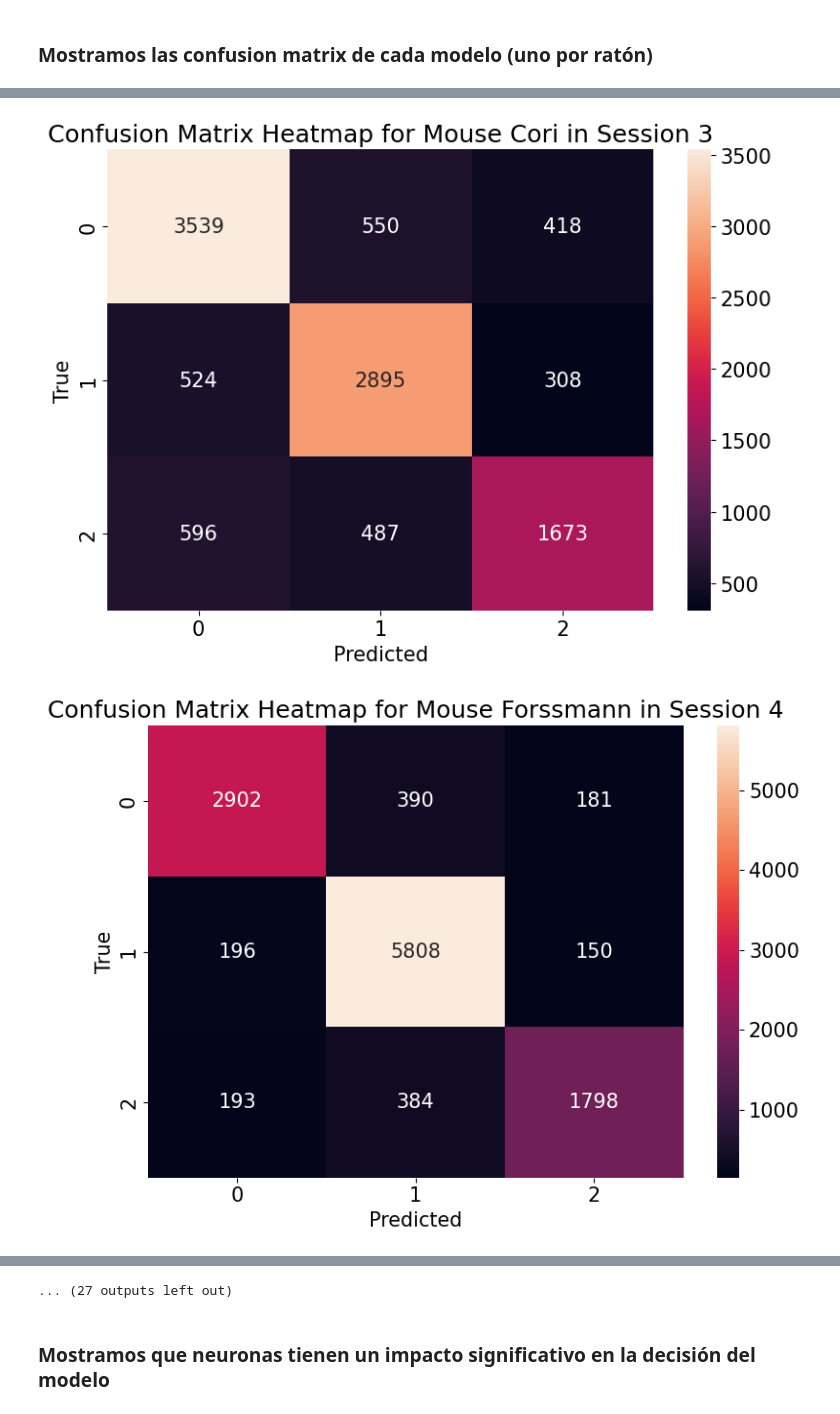
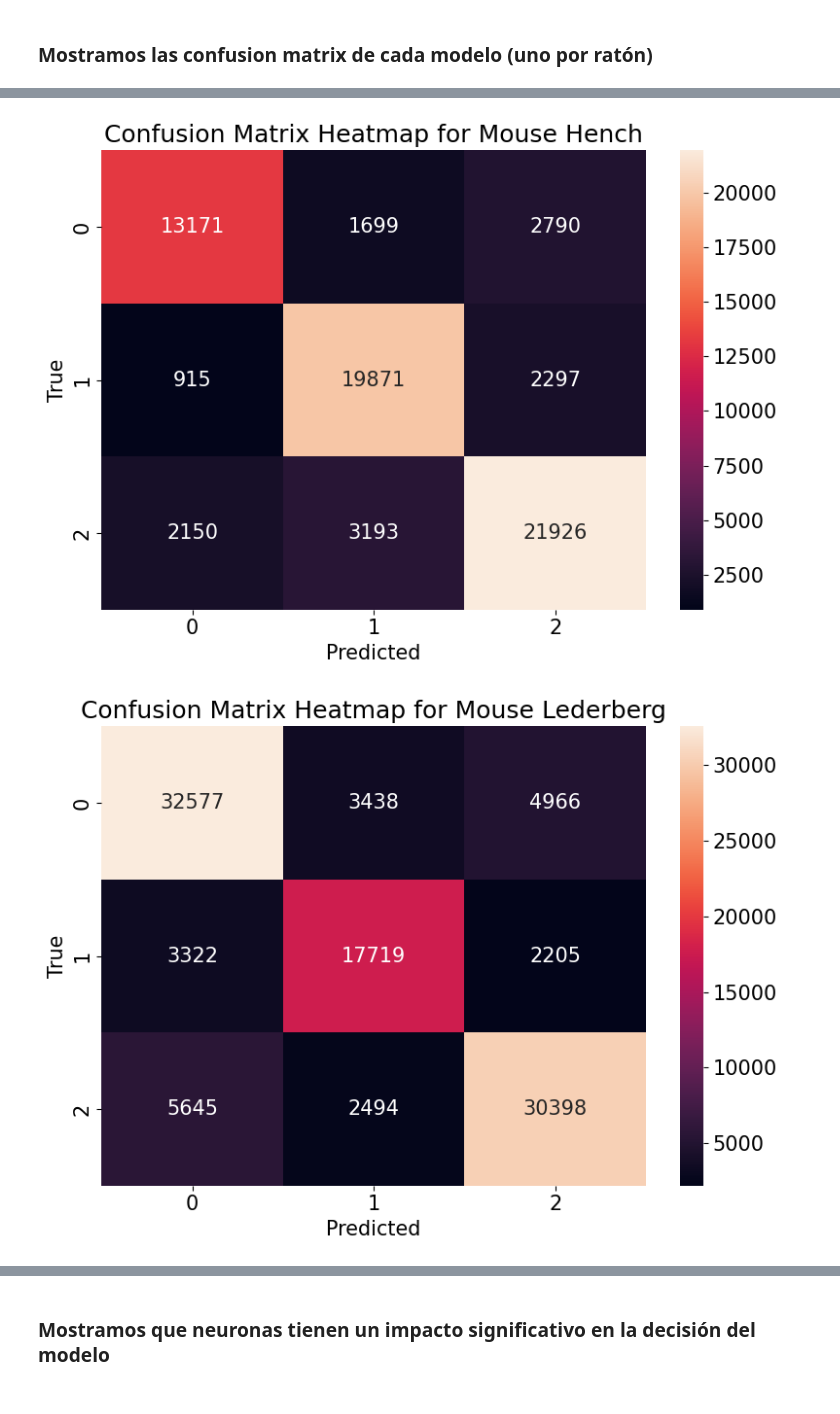
Before and after one commit to ImNotGone/NC-Final, a Jupyter notebook: TP_NC_Final_Bosetti_Martone.ipynb, the cells around one changed output, grey strips where cells are left out. Cells and saved outputs as stored; diff of their text form; code cells hidden in the pictures.

Commit message:
feat: group mouse results by name

```diff
--- a/TP_NC_Final_Bosetti_Martone.ipynb
+++ b/TP_NC_Final_Bosetti_Martone.ipynb
@@ -111,7 +111,7 @@ results = []
 window_size = 10
 stride = 1
 
-def coefficent_of_variation(model, X):
+def coefficent_of_variation(model):
     # Extraer los coeficientes del modelo
     coeficientes = model.coef_[0]
 
@@ -147,7 +147,7 @@ def train_model(dat):
     accuracy = accuracy_score(y_test, y_pred)
     conf_matrix = confusion_matrix(y_test, y_pred)
     class_report = classification_report(y_test, y_pred)
-    coefficients, significant = coefficent_of_variation(model, X_train)
+    coefficients, significant = coefficent_of_variation(model)
     return {
         'mouse_name': mouse_name,
         'accuracy': accuracy,
@@ -165,11 +165,26 @@ with ProcessPoolExecutor(max_workers=8) as executor:
 # %% [markdown]
 ### Mostramos las confusion matrix de cada modelo (uno por ratón)
 # %%
+accumultated_data = {}
+
 for i, result in enumerate(results):
+    if result['mouse_name'] not in accumultated_data:
+        accumultated_data[result['mouse_name']] = {
+            'mouse_name': result['mouse_name'],
+            'conf_matrix': result['conf_matrix']
+        }
+    else:
+        for i in range(len(result['conf_matrix'])):
+            for j in range(len(result['conf_matrix'][0])):
+                accumultated_data[result['mouse_name']]['conf_matrix'][i][j] += result['conf_matrix'][i][j]
+
+accumultated_data = list(accumultated_data.values())
+
+for i, result in enumerate(accumultated_data):
     plt.figure(figsize=(8, 6))
     sns.heatmap(result['conf_matrix'], annot=True, fmt='d')
     plt.xlabel('Predicted')
     plt.ylabel('True')
-    plt.title('Confusion Matrix Heatmap for Mouse ' + result['mouse_name'] + ' in Session ' + str(i+1))
+    plt.title('Confusion Matrix Heatmap for Mouse ' + result['mouse_name'])
     plt.show()
 # %% [output]
@@ -178,2 +193,2 @@ for i, result in enumerate(results):
-[figure, old version]
+[figure, new version]
-[figure, old version]
+[figure, new version]
@@ -188,4 +201,3 @@ for i, result in enumerate(results):
-... (27 outputs left out)
 # %% [markdown]
 ### Mostramos que neuronas tienen un impacto significativo en la decisión del modelo
 # %%
```
Also changed, not shown: parts of 3 cells of this notebook.
